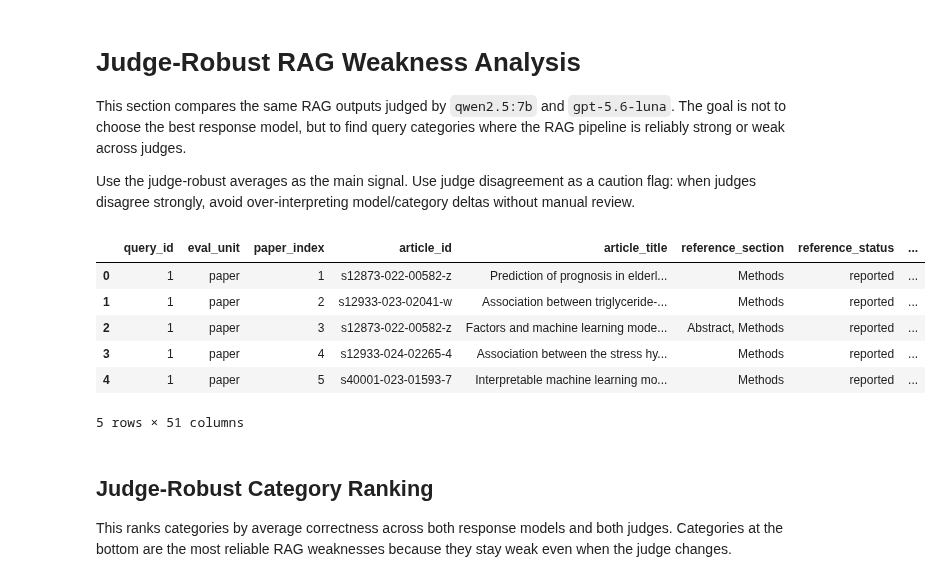
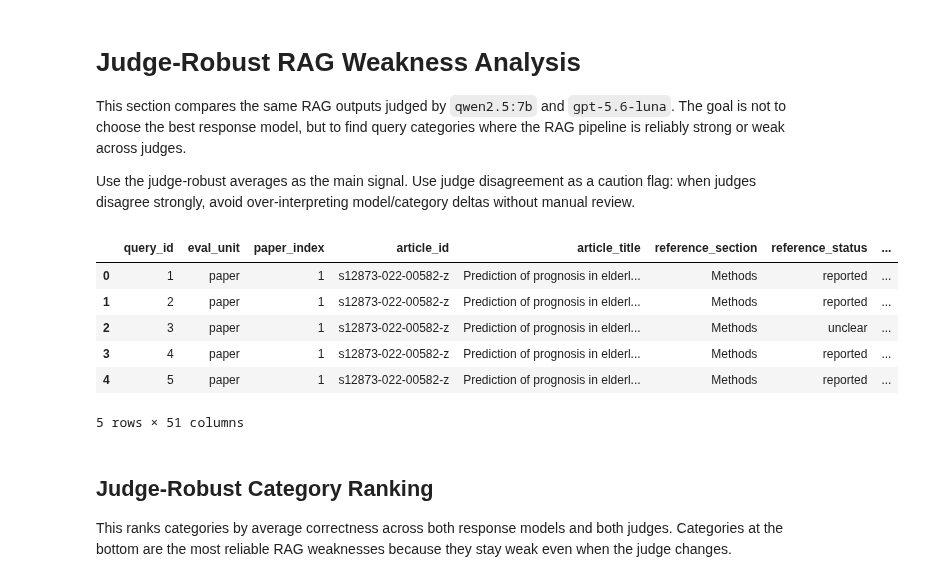
Before and after one commit to Crazz-Zaac/llm-driven-clinical-study-analysis, a Jupyter notebook: llm4ehr/rag_evaluation/visualize.ipynb, the cells around one changed output. Saved outputs shown, nothing was run; the diff lists cells and outputs as text; code cells hidden in the pictures.

```diff
--- a/llm4ehr/rag_evaluation/visualize.ipynb
+++ b/llm4ehr/rag_evaluation/visualize.ipynb
@@ -875,41 +356,48 @@ Use the judge-robust averages as the main signal. Use judge disagreement as a ca
 from pathlib import Path
 import numpy as np
 import pandas as pd
 import matplotlib.pyplot as plt
 from IPython.display import display
 
 try:
     import seaborn as sns
     sns.set_theme(style="whitegrid", context="notebook")
 except ImportError:
     sns = None
     plt.style.use("seaborn-v0_8-whitegrid")
 
 JUDGE_COMPARISON_FILES = {
-    ("Llama", "Qwen 2.5 7B"): Path("results_v3/llama_3_2_3b__qwen2_5_7b.csv"),
-    ("MedLlama", "Qwen 2.5 7B"): Path("results_v3/medllama_2_7b__qwen2_5_7b.csv"),
-    ("Llama", "GPT-5.6 Luna"): Path("results_v4/llama_3_2b__gpt_5_6_luna.csv"),
-    ("MedLlama", "GPT-5.6 Luna"): Path("results_v4/medllama_2_7b__gpt_5_6_luna.csv"),
+    # ALL PAPER RESULTS
+    # ("Llama", "Qwen 2.5 7B"): Path("results_v3/llama_3_2_3b__qwen2_5_7b.csv"),
+    # ("MedLlama", "Qwen 2.5 7B"): Path("results_v3/medllama_2_7b__qwen2_5_7b.csv"),
+    # ("Llama", "GPT-5.6 Luna"): Path("results_v4/llama_3_2b__gpt_5_6_luna.csv"),
+    # ("MedLlama", "GPT-5.6 Luna"): Path("results_v4/medllama_2_7b__gpt_5_6_luna.csv"),
+
+    # PAPER SPECIFIC RESULTS (v5 and v6)
+    ("Llama", "GPT-5.6 Luna"): Path("results_v5/llama_3_2b__gpt_5_6_luna.csv"),
+    ("MedLlama", "GPT-5.6 Luna"): Path("results_v5/medllama_2_7b__gpt_5_6_luna.csv"),
+    ("Llama", "Qwen 2.5 7B"): Path("results_v6/llama_3_2b__qwen_2_5_7b.csv"),
+    ("MedLlama", "Qwen 2.5 7B"): Path("results_v6/medllama_2_7b__qwen_2_5_7b.csv"),
 }
 
 frames = []
 for (response_model, judge_model), file_path in JUDGE_COMPARISON_FILES.items():
     df = pd.read_csv(file_path)
     df["response_family"] = response_model
     df["judge_family"] = judge_model
     df["run_label"] = f"{response_model} judged by {judge_model}"
     frames.append(df)
 
 judge_results = pd.concat(frames, ignore_index=True)
 judge_results["is_correct"] = judge_results["is_correct"].astype(bool)
 judge_results.head()
 # %% [output]
 |  | query_id | eval_unit | paper_index | article_id | article_title | reference_section | reference_status | ... |
 | 0 | 1 | paper | 1 | s12873-022-00582-z | Prediction of prognosis in elderl... | Methods | reported | ... |
-| 1 | 1 | paper | 2 | s12933-023-02041-w | Association between triglyceride-... | Methods | reported | ... |
-| 2 | 1 | paper | 3 | s12873-022-00582-z | Factors and machine learning mode... | Abstract, Methods | reported | ... |
-| 3 | 1 | paper | 4 | s12933-024-02265-4 | Association between the stress hy... | Methods | reported | ... |
-| 4 | 1 | paper | 5 | s40001-023-01593-7 | Interpretable machine learning mo... | Methods | reported | ... |
+| 1 | 2 | paper | 1 | s12873-022-00582-z | Prediction of prognosis in elderl... | Methods | reported | ... |
+| 2 | 3 | paper | 1 | s12873-022-00582-z | Prediction of prognosis in elderl... | Methods | unclear | ... |
+| 3 | 4 | paper | 1 | s12873-022-00582-z | Prediction of prognosis in elderl... | Methods | reported | ... |
+| 4 | 5 | paper | 1 | s12873-022-00582-z | Prediction of prognosis in elderl... | Methods | reported | ... |
 5 rows × 51 columns
 # %% [markdown]
 ## Judge-Robust Category Ranking
```
Also changed, not shown: parts of 28 cells of this notebook, 5 other files.
